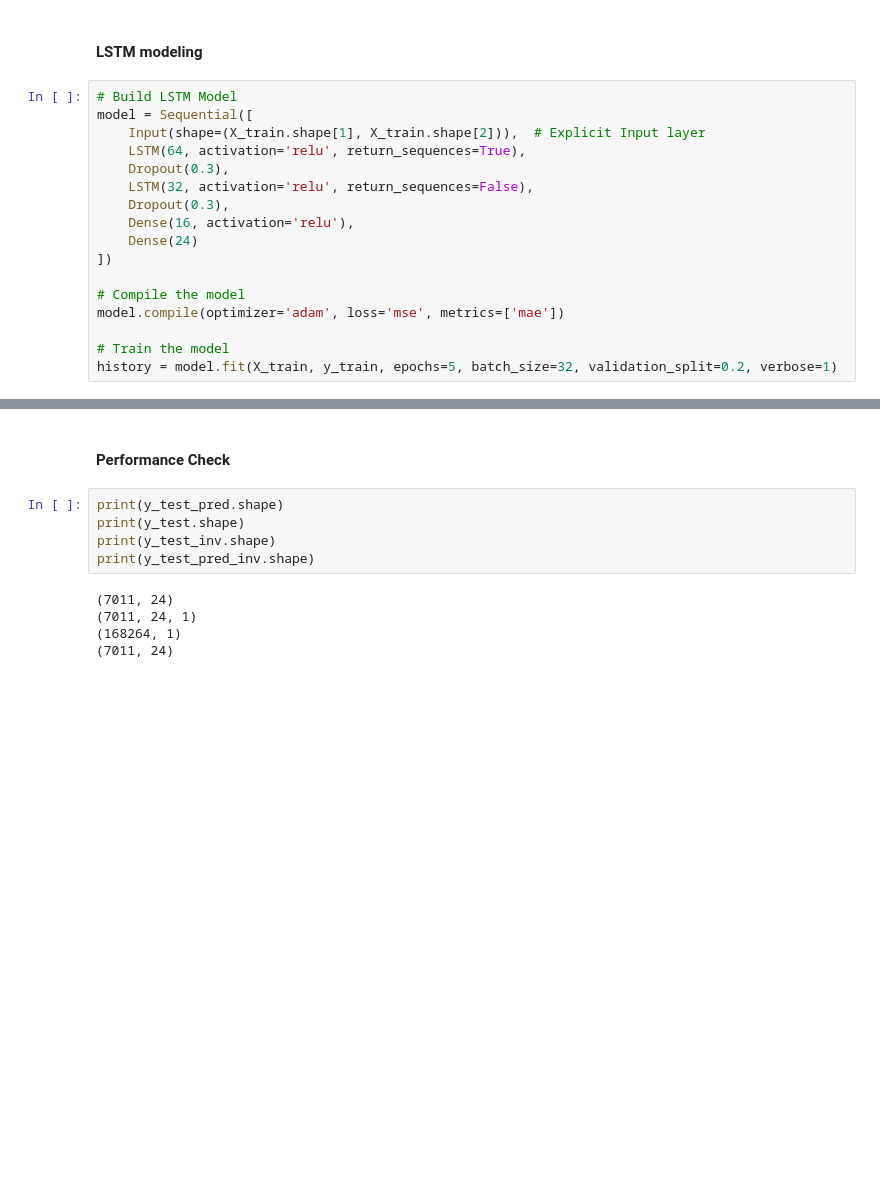
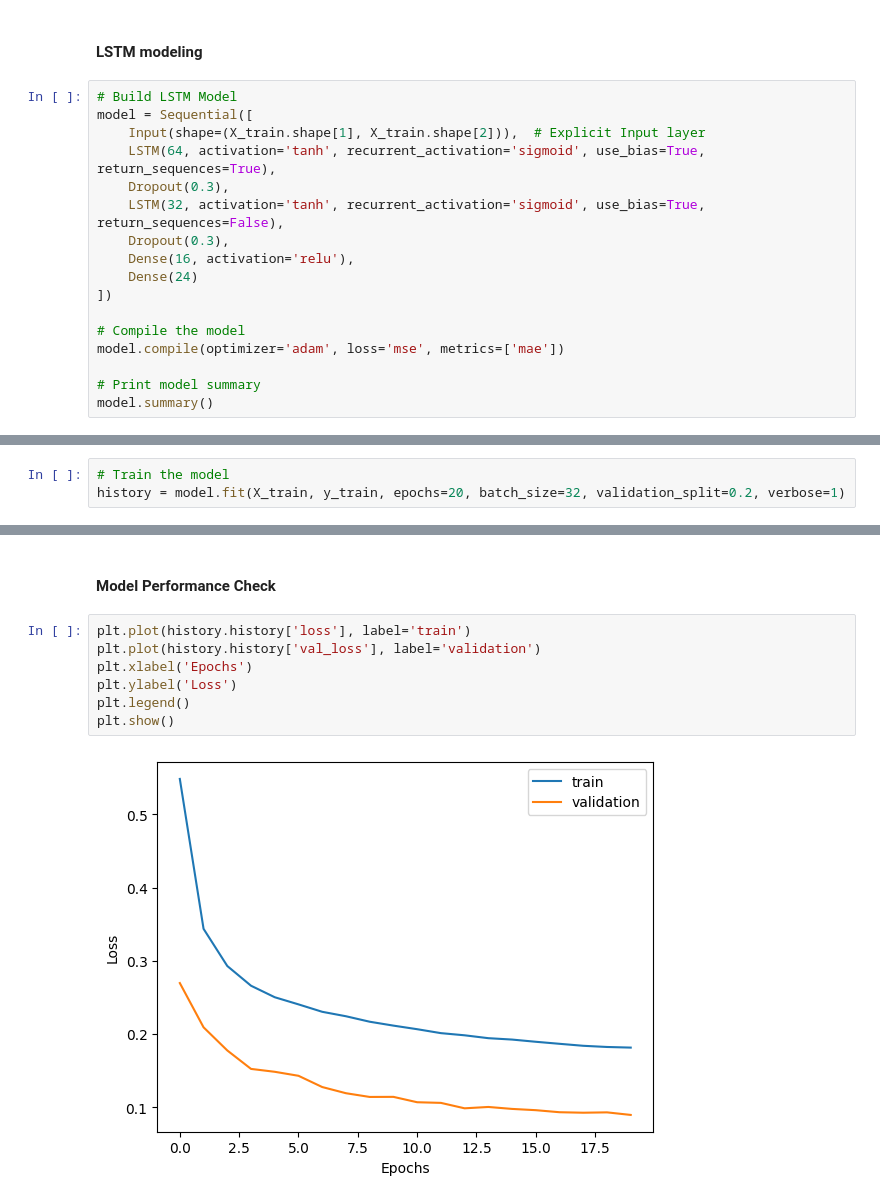
Before and after one commit to kevakba/BESS, a Jupyter notebook: Notebooks/6. Window LSTM Modeling.ipynb, the cells around one changed output, grey strips where cells are left out. Saved outputs shown, nothing was run; the diff lists cells and outputs as text; blank space fills up the shorter version.

```diff
--- a/Notebooks/6. Window LSTM Modeling.ipynb
+++ b/Notebooks/6. Window LSTM Modeling.ipynb
@@ -129,9 +158,9 @@ print(y_train.shape, y_test.shape)
 # Build LSTM Model
 model = Sequential([
     Input(shape=(X_train.shape[1], X_train.shape[2])),  # Explicit Input layer
-    LSTM(64, activation='relu', return_sequences=True),
+    LSTM(64, activation='tanh', recurrent_activation='sigmoid', use_bias=True, return_sequences=True),
     Dropout(0.3),
-    LSTM(32, activation='relu', return_sequences=False),
+    LSTM(32, activation='tanh', recurrent_activation='sigmoid', use_bias=True, return_sequences=False),
     Dropout(0.3),
     Dense(16, activation='relu'),
     Dense(24)
@@ -140,6 +169,6 @@ model = Sequential([
 # Compile the model
 model.compile(optimizer='adam', loss='mse', metrics=['mae'])
 
-# Train the model
-history = model.fit(X_train, y_train, epochs=5, batch_size=32, validation_split=0.2, verbose=1)
+# Print model summary
+model.summary()
 # %% [output]
@@ -155,0 +212,3 @@ Epoch 5/5
+# %%
+# Train the model
+history = model.fit(X_train, y_train, epochs=20, batch_size=32, validation_split=0.2, verbose=1)
@@ -156,15 +236,14 @@ Epoch 5/5
 # %% [markdown]
-#### Performance Check
+#### Model Performance Check
-# %%
-print(y_test_pred.shape)
-print(y_test.shape)
-print(y_test_inv.shape)
-print(y_test_pred_inv.shape)
-# %% [output]
-(7011, 24)
-(7011, 24, 1)
-(168264, 1)
-(7011, 24)
+# %%
+plt.plot(history.history['loss'], label='train')
+plt.plot(history.history['val_loss'], label='validation')
+plt.xlabel('Epochs')
+plt.ylabel('Loss')
+plt.legend()
+plt.show()
+# %% [output]
+[figure, added]
 # %%
 # Predict on test data
 y_test_pred = model.predict(X_test)
```
Also changed, not shown: parts of 10 cells of this notebook, 2 other files.
